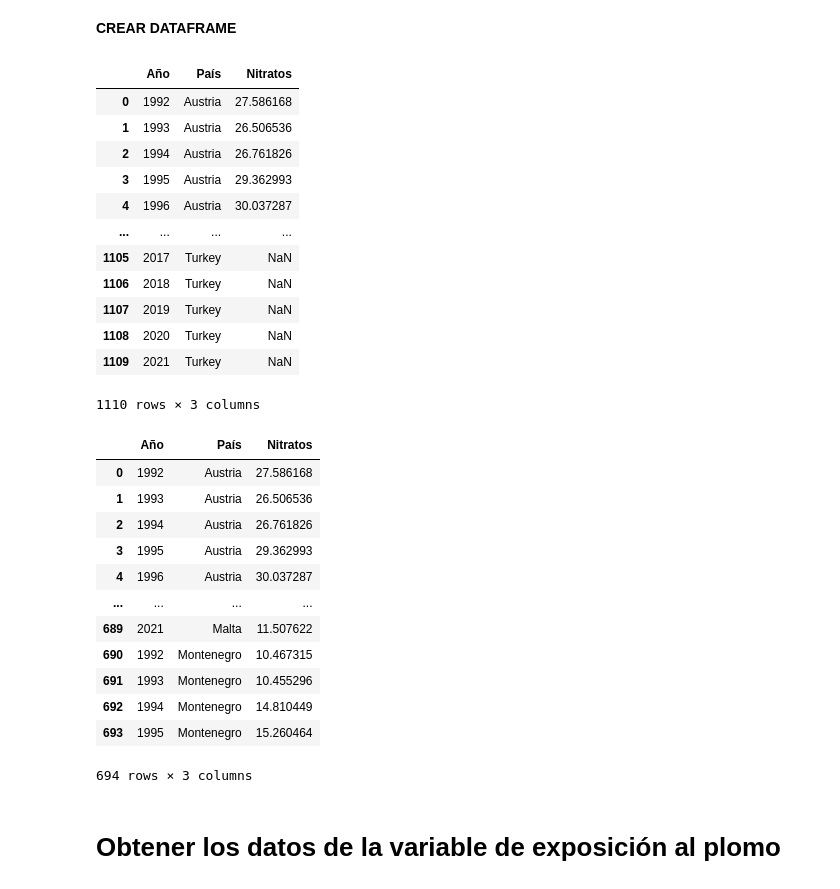
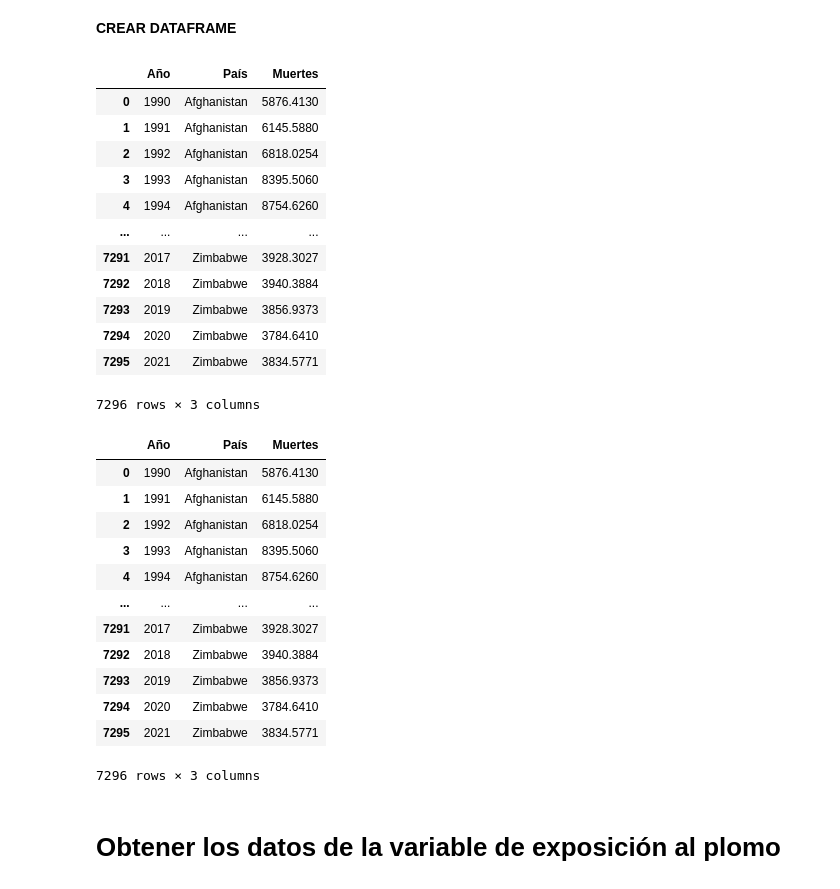
Before and after one commit to Lorenacalvoperez/Trabajo-Fin-de-Grado, a Jupyter notebook: SCRIPTS/DataFrames.ipynb, the cells around one changed output. Saved outputs shown, nothing was run; the diff lists cells and outputs as text; code cells hidden in the pictures.

Commit message:
Procesado y creado el DF de la variable de calidad de agua y creado el csv para la creacion del mapa y de la tabla final para el modelo

```diff
--- a/SCRIPTS/DataFrames.ipynb
+++ b/SCRIPTS/DataFrames.ipynb
@@ -257,43 +243,45 @@ def crear_dataframe(valores, años, paises):
 # %%
 import pandas as pd
 import requests
-DATA_URL = "https://api.ourworldindata.org/v1/indicators/820661.data.json"
-METADATA_URL = "https://api.ourworldindata.org/v1/indicators/820661.metadata.json"
+DATA_URL = "https://api.ourworldindata.org/v1/indicators/936533.data.json"
+METADATA_URL = "https://api.ourworldindata.org/v1/indicators/936533.metadata.json"
+
+# Ejecutar las funciones
 datos, metadata = cargar_datos()
-valores, años, paises = procesar_datos(datos, metadata)
-df_nitratos = crear_dataframe(valores, años, paises)
+datos_procesados = procesar_datos(datos, metadata)
+df_calidad_agua = crear_dataframe(datos_procesados)
 
-# Mostrar los resultados en un display
-display(df_nitratos)
+# Mostrar las primeras filas del DataFrame
+display(df_calidad_agua)
 # %% [output]
-|  | Año | País | Nitratos |
-| 0 | 1992 | Austria | 27.586168 |
-| 1 | 1993 | Austria | 26.506536 |
-| 2 | 1994 | Austria | 26.761826 |
-| 3 | 1995 | Austria | 29.362993 |
-| 4 | 1996 | Austria | 30.037287 |
+|  | Año | País | Muertes |
+| 0 | 1990 | Afghanistan | 5876.4130 |
+| 1 | 1991 | Afghanistan | 6145.5880 |
+| 2 | 1992 | Afghanistan | 6818.0254 |
+| 3 | 1993 | Afghanistan | 8395.5060 |
+| 4 | 1994 | Afghanistan | 8754.6260 |
 | ... | ... | ... | ... |
-| 1105 | 2017 | Turkey | NaN |
-| 1106 | 2018 | Turkey | NaN |
-| 1107 | 2019 | Turkey | NaN |
-| 1108 | 2020 | Turkey | NaN |
-| 1109 | 2021 | Turkey | NaN |
+| 7291 | 2017 | Zimbabwe | 3928.3027 |
+| 7292 | 2018 | Zimbabwe | 3940.3884 |
+| 7293 | 2019 | Zimbabwe | 3856.9373 |
+| 7294 | 2020 | Zimbabwe | 3784.6410 |
+| 7295 | 2021 | Zimbabwe | 3834.5771 |
-1110 rows × 3 columns
+7296 rows × 3 columns
 # %%
-nitratos_final = df_nitratos.dropna()
-display(nitratos_final)
+calidad_agua_final = df_calidad_agua.dropna()
+display(calidad_agua_final)
 # %% [output]
-|  | Año | País | Nitratos |
-| 0 | 1992 | Austria | 27.586168 |
-| 1 | 1993 | Austria | 26.506536 |
-| 2 | 1994 | Austria | 26.761826 |
-| 3 | 1995 | Austria | 29.362993 |
-| 4 | 1996 | Austria | 30.037287 |
+|  | Año | País | Muertes |
+| 0 | 1990 | Afghanistan | 5876.4130 |
+| 1 | 1991 | Afghanistan | 6145.5880 |
+| 2 | 1992 | Afghanistan | 6818.0254 |
+| 3 | 1993 | Afghanistan | 8395.5060 |
+| 4 | 1994 | Afghanistan | 8754.6260 |
 | ... | ... | ... | ... |
-| 689 | 2021 | Malta | 11.507622 |
-| 690 | 1992 | Montenegro | 10.467315 |
-| 691 | 1993 | Montenegro | 10.455296 |
-| 692 | 1994 | Montenegro | 14.810449 |
-| 693 | 1995 | Montenegro | 15.260464 |
+| 7291 | 2017 | Zimbabwe | 3928.3027 |
+| 7292 | 2018 | Zimbabwe | 3940.3884 |
+| 7293 | 2019 | Zimbabwe | 3856.9373 |
+| 7294 | 2020 | Zimbabwe | 3784.6410 |
+| 7295 | 2021 | Zimbabwe | 3834.5771 |
-694 rows × 3 columns
+7296 rows × 3 columns
 # %%
```
Also changed, not shown: parts of 4 cells of this notebook, 2 other files.
